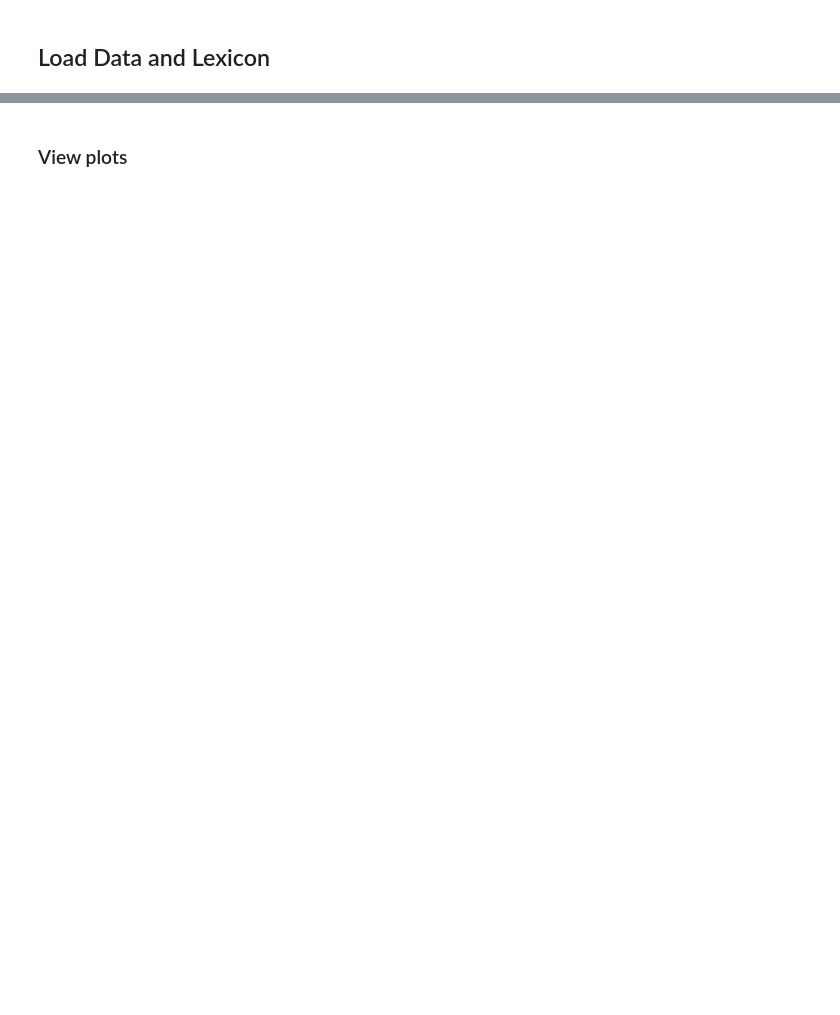
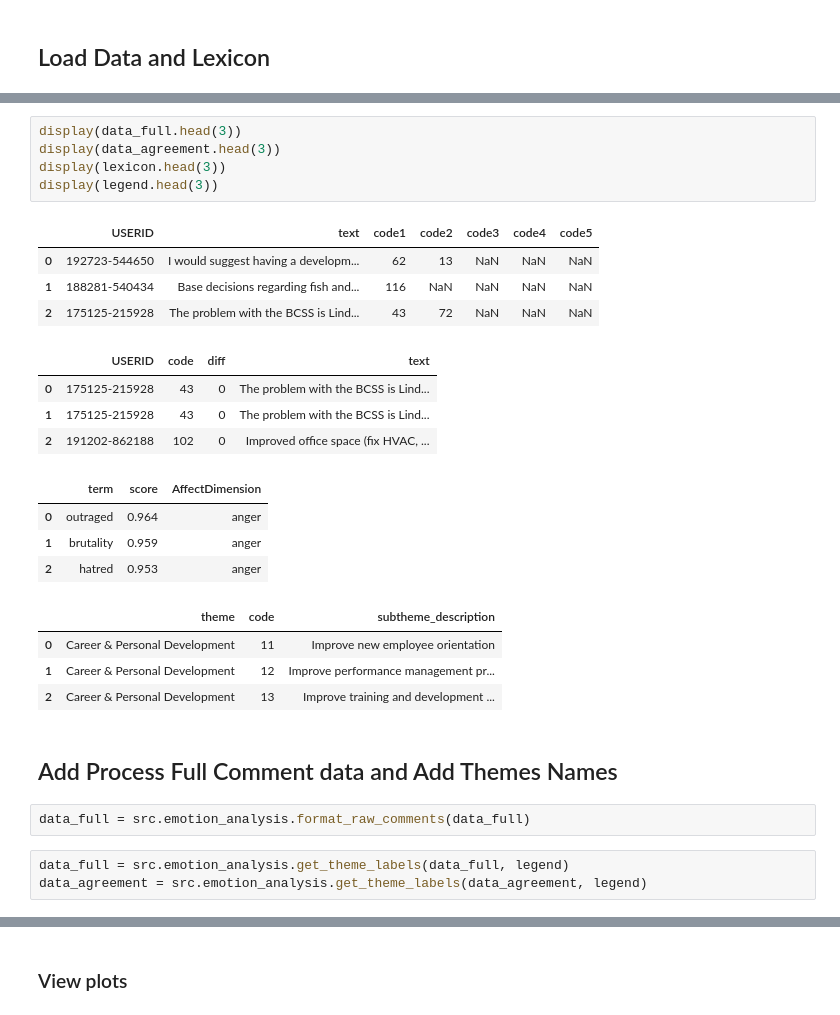
Before and after one commit to Jamienie/mds_capstone_bcstats, a Jupyter notebook: notebooks/ap_emotion_analysis_qual_to_quant.ipynb, the cells around one changed output, grey strips where cells are left out. Saved outputs shown, nothing was run; the diff lists cells and outputs as text; blank space fills up the shorter version.

```diff
--- a/notebooks/ap_emotion_analysis_qual_to_quant.ipynb
+++ b/notebooks/ap_emotion_analysis_qual_to_quant.ipynb
@@ -102,0 +62,29 @@ df.head(3)
+# %%
+display(data_full.head(3))
+display(data_agreement.head(3))
+display(lexicon.head(3))
+display(legend.head(3))
+# %% [output]
+|  | USERID | text | code1 | code2 | code3 | code4 | code5 |
+| 0 | 192723-544650 | I would suggest having a developm... | 62 | 13 | NaN | NaN | NaN |
+| 1 | 188281-540434 | Base decisions regarding fish and... | 116 | NaN | NaN | NaN | NaN |
+| 2 | 175125-215928 | The problem with the BCSS is Lind... | 43 | 72 | NaN | NaN | NaN |
+|  | USERID | code | diff | text |
+| 0 | 175125-215928 | 43 | 0 | The problem with the BCSS is Lind... |
+| 1 | 175125-215928 | 43 | 0 | The problem with the BCSS is Lind... |
+| 2 | 191202-862188 | 102 | 0 | Improved office space (fix HVAC, ... |
+|  | term | score | AffectDimension |
+| 0 | outraged | 0.964 | anger |
+| 1 | brutality | 0.959 | anger |
+| 2 | hatred | 0.953 | anger |
+|  | theme | code | subtheme_description |
+| 0 | Career & Personal Development | 11 | Improve new employee orientation |
+| 1 | Career & Personal Development | 12 | Improve performance management pr... |
+| 2 | Career & Personal Development | 13 | Improve training and development ... |
+# %% [markdown]
+## Add Process Full Comment data and Add Themes Names
+# %%
+data_full = src.emotion_analysis.format_raw_comments(data_full)
+# %%
+data_full = src.emotion_analysis.get_theme_labels(data_full, legend)
+data_agreement = src.emotion_analysis.get_theme_labels(data_agreement, legend)
```
Also changed, not shown: parts of 54 cells of this notebook, 1 other file.
